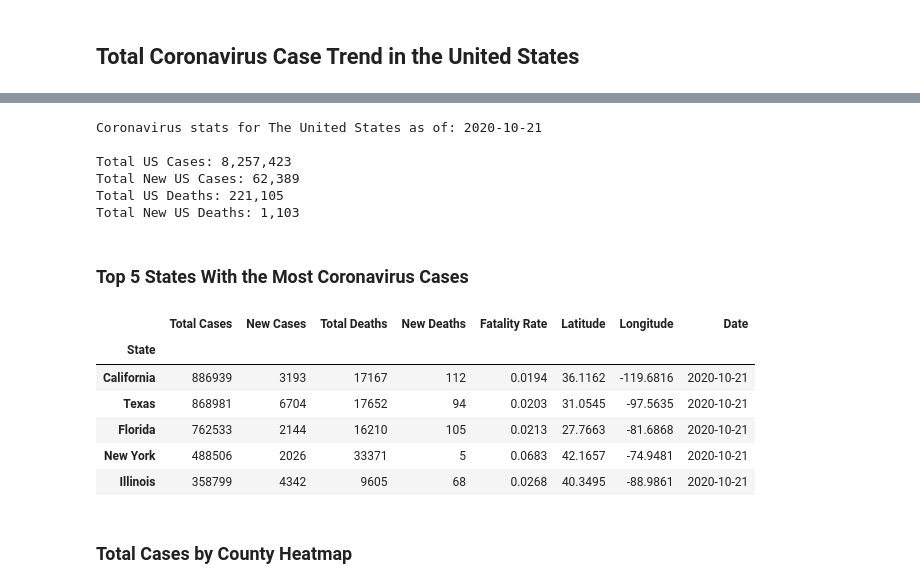
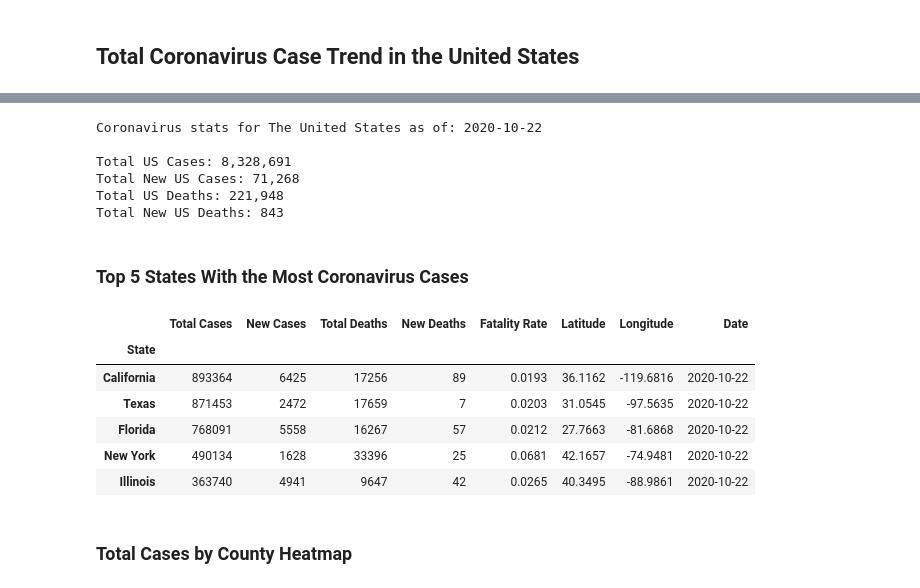
Before and after one commit to jbski/Covid19, a Jupyter notebook: Covid_19.ipynb, the cells around one changed output, grey strips where cells are left out. Drawn from its saved outputs; the diff is of its cells as text; code cells hidden in the pictures.

```diff
--- a/Covid_19.ipynb
+++ b/Covid_19.ipynb
@@ -338,4 +356,8 @@ plt.tight_layout()
 # %%
+state_group = covid_state_df.groupby('State')
+covid_state_df=covid_state_df.sort_values(by='Date', ascending=False)
+last_state_date_df = state_group.last()
+
 # Show the total cases in the US
 total_us_cases = last_state_date_df['Total Cases'].sum()
 new_us_cases = last_state_date_df['New Cases'].sum()
@@ -349,31 +371,31 @@ print(f'Total New US Cases: {new_us_cases:,}')
 print(f'Total US Deaths: {total_us_deaths:,}')
 print(f'Total New US Deaths: {new_us_deaths:,}')
 # %% [output]
-Coronavirus stats for The United States as of: 2020-10-21
+Coronavirus stats for The United States as of: 2020-10-22
 
-Total US Cases: 8,257,423
-Total New US Cases: 62,389
-Total US Deaths: 221,105
-Total New US Deaths: 1,103
+Total US Cases: 8,328,691
+Total New US Cases: 71,268
+Total US Deaths: 221,948
+Total New US Deaths: 843
 # %% [markdown]
 ### Top 5 States With the Most Coronavirus Cases
 # %%
 # Show the top 5 states having the most coronavirus cases
-state_group = covid_state_df.groupby('State')
-covid_state_df=covid_state_df.sort_values(by='Date', ascending=False)
-covid_state_df
+# state_group = covid_state_df.groupby('State')
+# covid_state_df=covid_state_df.sort_values(by='Date', ascending=False)
+# covid_state_df
+# last_state_date_df = state_group.last()
 
-last_state_date_df = state_group.last()
 last_state_date_df.sort_values(by=['Date', 'Total Cases'], ascending=[False,False], inplace=True)
 last_state_date_df.head(5)
 # %% [output]
 |  | Total Cases | New Cases | Total Deaths | New Deaths | Fatality Rate | Latitude | Longitude | Date |
 | State |  |  |  |  |  |  |  |  |
-| California | 886939 | 3193 | 17167 | 112 | 0.0194 | 36.1162 | -119.6816 | 2020-10-21 |
-| Texas | 868981 | 6704 | 17652 | 94 | 0.0203 | 31.0545 | -97.5635 | 2020-10-21 |
-| Florida | 762533 | 2144 | 16210 | 105 | 0.0213 | 27.7663 | -81.6868 | 2020-10-21 |
-| New York | 488506 | 2026 | 33371 | 5 | 0.0683 | 42.1657 | -74.9481 | 2020-10-21 |
-| Illinois | 358799 | 4342 | 9605 | 68 | 0.0268 | 40.3495 | -88.9861 | 2020-10-21 |
+| California | 893364 | 6425 | 17256 | 89 | 0.0193 | 36.1162 | -119.6816 | 2020-10-22 |
+| Texas | 871453 | 2472 | 17659 | 7 | 0.0203 | 31.0545 | -97.5635 | 2020-10-22 |
+| Florida | 768091 | 5558 | 16267 | 57 | 0.0212 | 27.7663 | -81.6868 | 2020-10-22 |
+| New York | 490134 | 1628 | 33396 | 25 | 0.0681 | 42.1657 | -74.9481 | 2020-10-22 |
+| Illinois | 363740 | 4941 | 9647 | 42 | 0.0265 | 40.3495 | -88.9861 | 2020-10-22 |
 # %% [markdown]
 ### Total Cases by County Heatmap
 # %%
```
Also changed, not shown: parts of 20 cells of this notebook, 4 other files.
